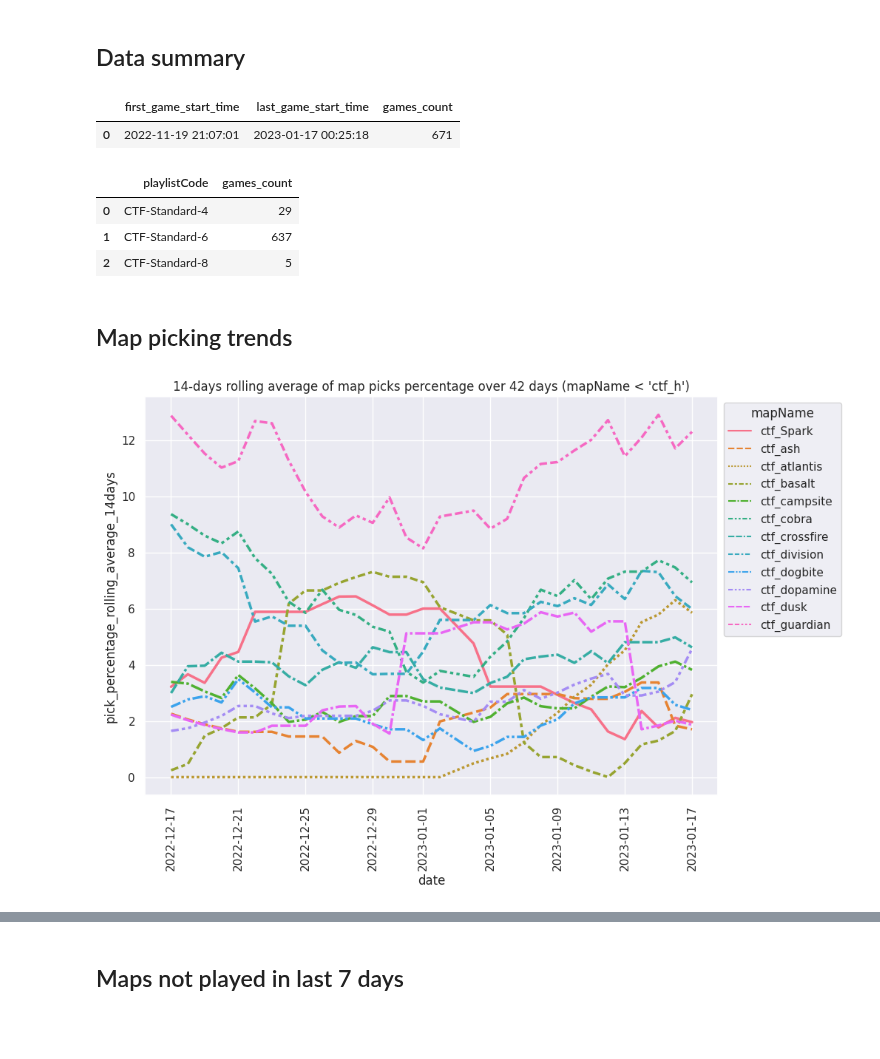
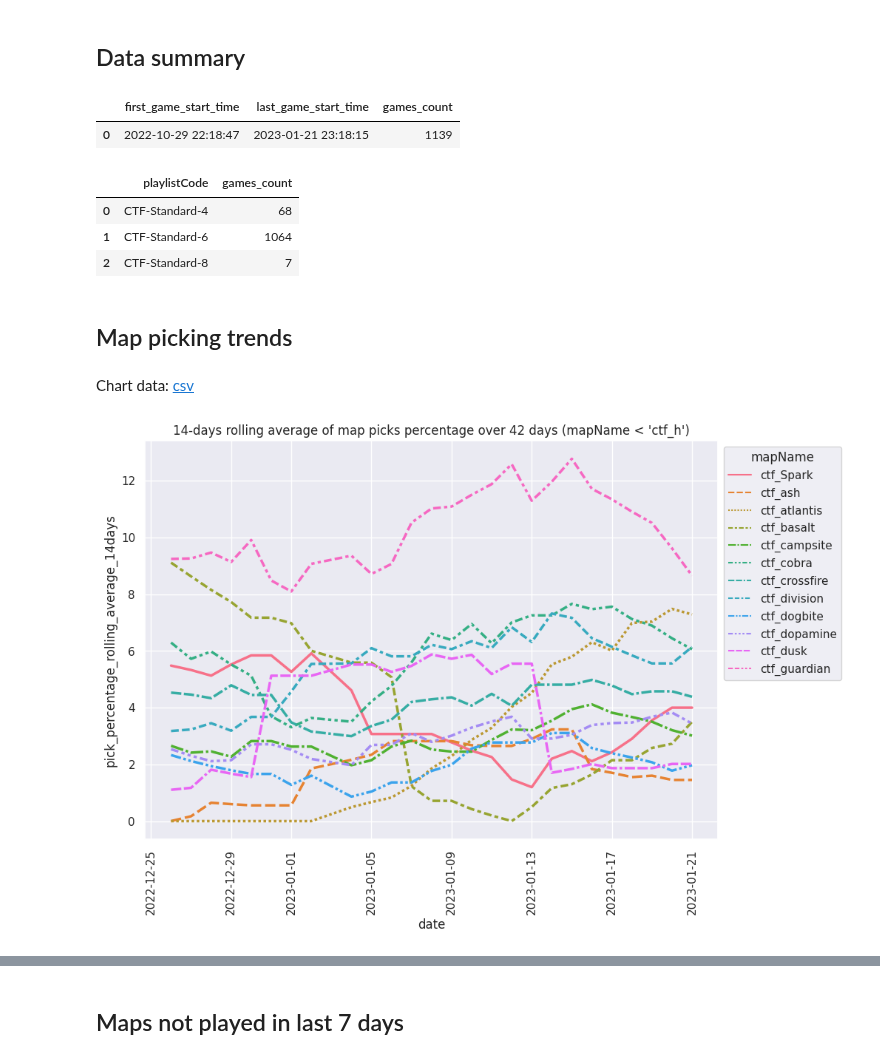
Before and after one commit to s2vndl/s2_1st_tournament_stats, a Jupyter notebook: stats_maps_trends.ipynb, the cells around one changed output, grey strips where cells are left out. Drawn from its saved outputs; the diff is of its cells as text; code cells hidden in the pictures; blank space fills up the shorter version.

Commit message:
refactor import to be more modular and customisable

```diff
--- a/stats_maps_trends.ipynb
+++ b/stats_maps_trends.ipynb
@@ -1,14 +1,30 @@
 # %% [markdown]
 # Map picking trends
 # %%
+from s2_analytics.collector.sqlite_collector import SqliteCollector
+import os
+
 import pandas as pd
 import seaborn as sns
+from IPython.core.display import Markdown
+from pandas import DataFrame
 
-from s2_analytics import sqlite_import
+from s2_analytics.importer import import_games
 
-con, cur = sqlite_import.import_games(logs_dir="logs_ranked/")
 
-# calculate counts if kills for each date and weapon including rows with 0 values
+
+def dump_csv(df: DataFrame, id: str):
+    csv_path = f"data/{id}.csv"
+    csv_abs_path = f"{os.getcwd()}/build/markdown/{csv_path}"
+    df.to_csv(csv_abs_path)
+    display(Markdown(f"Chart data: [csv]({csv_path})"))
+
+
+sqlite_collector = SqliteCollector("file::memory:").init()
+import_games("logs_ranked/", period_days=90,
+             processors=[sqlite_collector])
+con = sqlite_collector.connection
+cur = con.cursor()
 cur.execute("""
 create table map_picks_by_date as
     select distinct comb.date,
@@ -35,7 +51,7 @@ from game
 pd.read_sql_query(query, con)
 # %% [output]
 |  | first_game_start_time | last_game_start_time | games_count |
-| 0 | 2022-11-19 21:07:01 | 2023-01-17 00:25:18 | 671 |
+| 0 | 2022-10-29 22:18:47 | 2023-01-21 23:18:15 | 1139 |
 # %%
 query = """
 select
@@ -46,44 +62,48 @@ from game group by playlistCode
 pd.read_sql_query(query, con)
 # %% [output]
 |  | playlistCode | games_count |
-| 0 | CTF-Standard-4 | 29 |
-| 1 | CTF-Standard-6 | 637 |
-| 2 | CTF-Standard-8 | 5 |
+| 0 | CTF-Standard-4 | 68 |
+| 1 | CTF-Standard-6 | 1064 |
+| 2 | CTF-Standard-8 | 7 |
 # %% [markdown]
 ## Map picking trends
 # %%
 from matplotlib.ticker import FixedLocator
 
 
-def rolling_average_map_pick(condition, days, height=10):
+def rolling_average_map_pick(condition, id, days, height=10):
     total_period = days * 3
-    result9 = pd.read_sql_query(f"""
+    df = pd.read_sql_query(f"""
     select
         mapName,
         date,
         100.0 * rounds_played / (select sum(rounds_played) from map_picks_by_date mpd2 where mpd.date = mpd2.date) as pick_percentage
     from map_picks_by_date mpd
         where {condition}
         and date >= datetime('now', '-{total_period} days')
     """, con, parse_dates=['date'])
 
     def generate_rolling_average_plot(df, days):
-        groupby = result9.groupby("mapName", as_index=False, group_keys=False)
+        groupby = df.groupby("mapName", as_index=False, group_keys=False)
         df[f"pick_percentage_rolling_average_{days}days"] = groupby.apply(
-            lambda grp, freq: grp.rolling(freq, on='date', min_periods=int(0.75 * days))['pick_percentage'].mean(), f"{days}D")
+            lambda grp, freq: grp.rolling(freq, on='date', min_periods=int(0.75 * days))['pick_percentage'].mean(),
+            f"{days}D")
         sns.set(rc={'figure.figsize': (10, height)})
         plt = sns.lineplot(df, x="date", y=f"pick_percentage_rolling_average_{days}days", style="mapName",
                            hue="mapName", linewidth=2.5)
         plt.xaxis.set_major_locator(FixedLocator(plt.get_xticks().tolist()))
         plt.set_xticklabels(plt.get_xticklabels(), rotation=90)
         plt.set_title(f"{days}-days rolling average of map picks percentage over {total_period} days ({condition})")
         sns.move_legend(plt, "upper left", bbox_to_anchor=(1, 1))
         return plt, df
 
-    generate_rolling_average_plot(result9, days)
+    dump_csv(df, f"map-trends-{id}-{days}-days-avg")
+    generate_rolling_average_plot(df, days)
 
-rolling_average_map_pick("mapName < 'ctf_h'", 14, height=7)
+
+rolling_average_map_pick("mapName < 'ctf_h'", "a-g", 14, height=7)
 pass
 # %% [output]
+Chart data: [csv](data/map-trends-a-g-14-days-avg.csv)
-[figure, old version]
+[figure, new version]
 # %%
```
Also changed, not shown: parts of 2 cells of this notebook, 52 other files.
